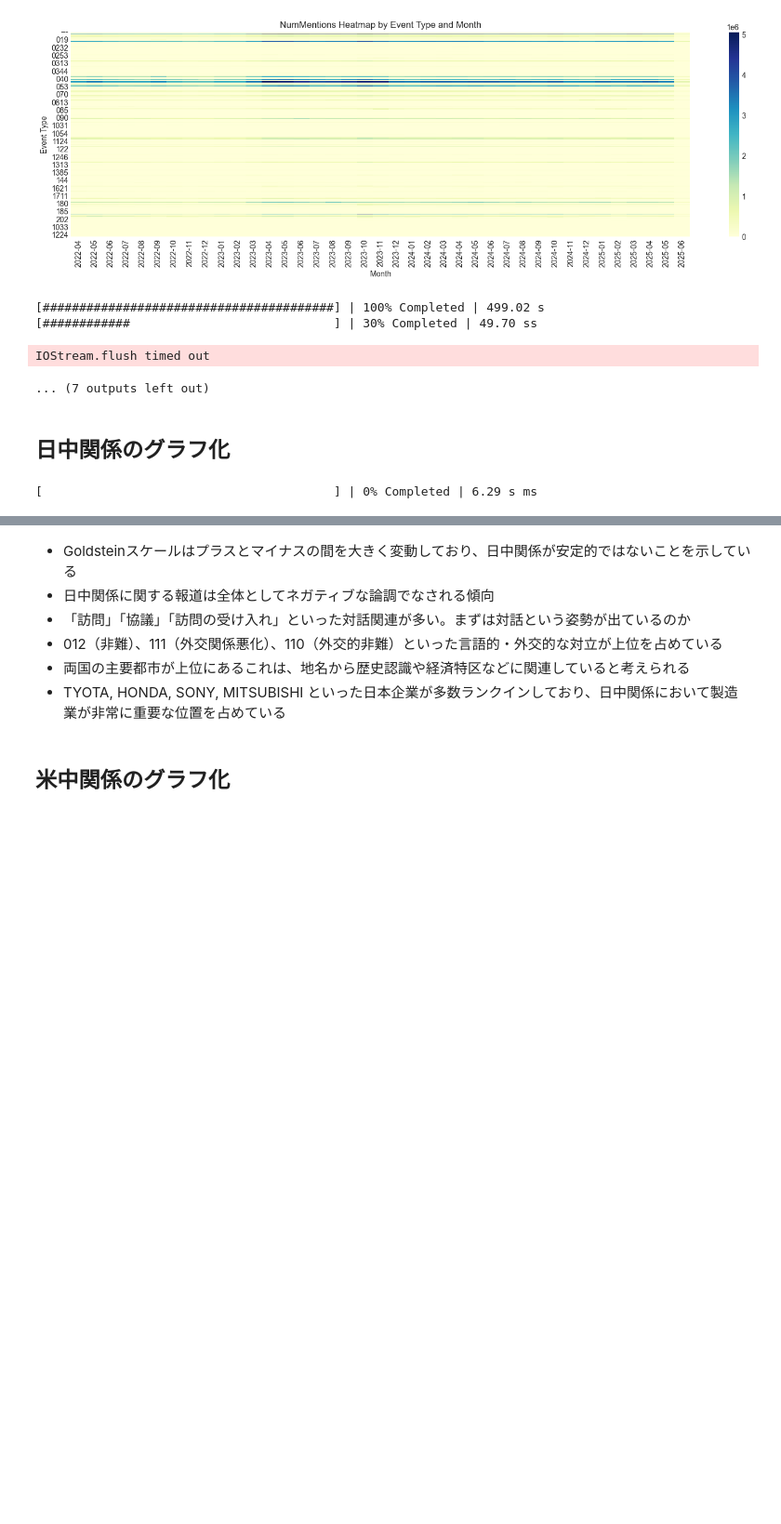
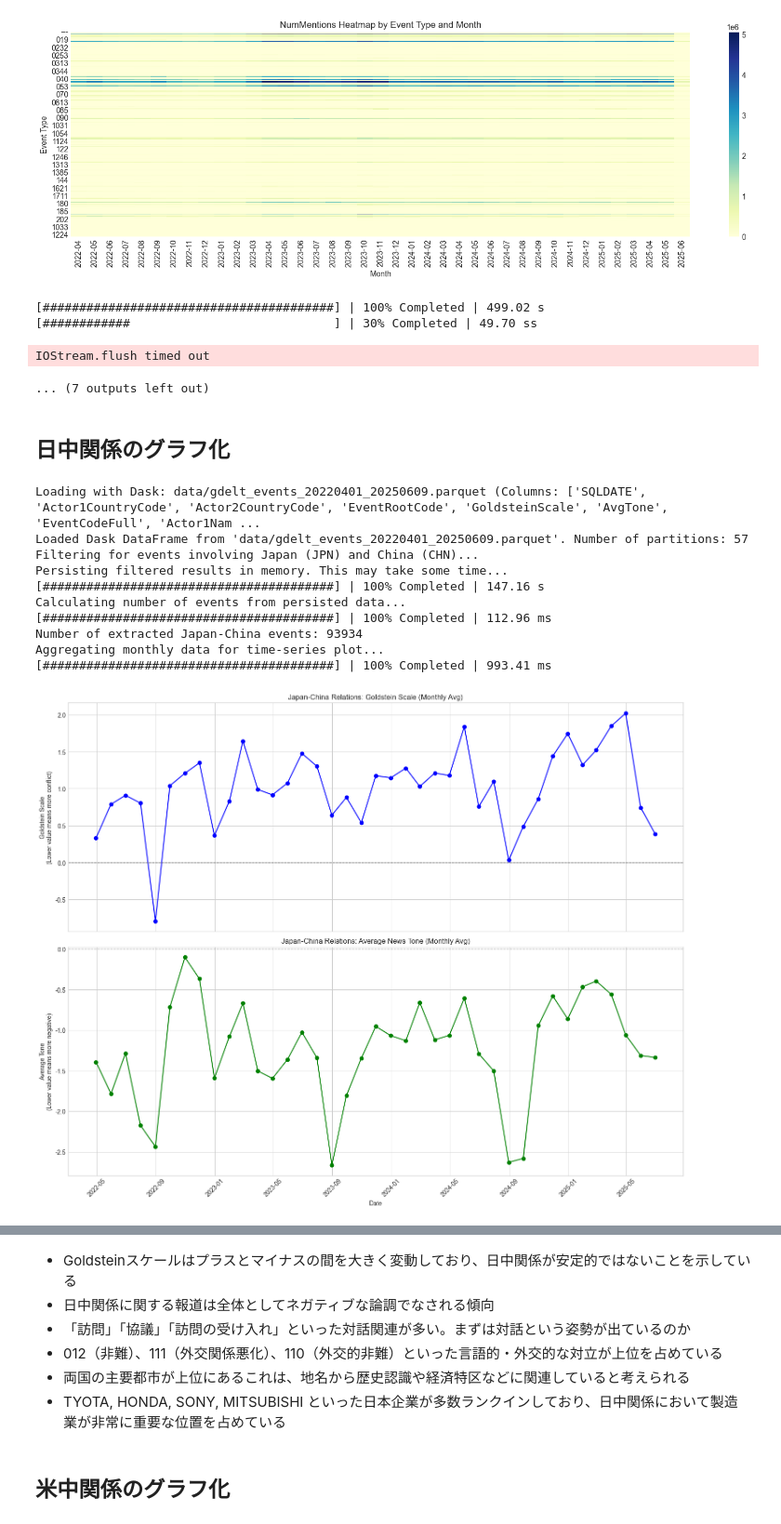
Before and after one commit to str-saito/GDELT_EDA, a Jupyter notebook: GDELT_EDA.ipynb, the cells around one changed output, grey strips where cells are left out. Shown at 93% size. Drawn from its saved outputs; the diff is of its cells as text; code cells hidden in the pictures; blank space fills up the shorter version.

```diff
--- a/GDELT_EDA.ipynb
+++ b/GDELT_EDA.ipynb
@@ -556,6 +556,7 @@ import matplotlib.dates as mdates
 plt.style.use('seaborn-v0_8-whitegrid')
 plt.rcParams['axes.unicode_minus'] = False
 
+# --- CAMEO Code Mapping ---
 CAMEO_ROOT_CODE_MAP = {
     '01': 'Make Public Statement',
     '02': 'Appeal',
@@ -580,32 +581,47 @@ CAMEO_ROOT_CODE_MAP = {
 }
 
 
+# --- Data Loading Function (Dask compatible) ---
 def load_gdelt_data_dask(gdelt_path_str, columns_to_load=None):
+    """Load GDELT Parquet data as a Dask DataFrame"""
     ddf_gdelt = None
     gdelt_path = Path(gdelt_path_str)
 
     if not (gdelt_path.is_dir() or (gdelt_path.is_file() and gdelt_path.suffix.lower() == '.parquet')):
+        print(f"Error: GDELT Parquet path '{gdelt_path}' not found or is not a valid Parquet directory/file.")
         return None
 
     try:
+        print(f"Loading with Dask: {gdelt_path} (Columns: {columns_to_load if columns_to_load else 'All'})")
         ddf_gdelt = dd.read_parquet(
             gdelt_path,
             columns=columns_to_load,
             engine='pyarrow'
         )
+        print(f"Loaded Dask DataFrame from '{gdelt_path}'. Number of partitions: {ddf_gdelt.npartitions}")
+
         if 'SQLDATE' in ddf_gdelt.columns and not pd.api.types.is_datetime64_any_dtype(ddf_gdelt['SQLDATE'].dtype):
             ddf_gdelt['SQLDATE'] = dd.to_datetime(ddf_gdelt['SQLDATE'], errors='coerce')
-    except Exception:
+
+    except Exception as e:
+        print(f"Error: Failed to load Dask DataFrame from '{gdelt_path}': {e}")
         return None
     return ddf_gdelt
 
+# --- Analysis and Visualization Functions ---
 
 def filter_jpn_chn_events(ddf):
+    """Filter events involving Japan and China"""
+    print("Filtering for events involving Japan (JPN) and China (CHN)...")
     jpn_chn_filter = ((ddf['Actor1CountryCode'] == 'JPN') & (ddf['Actor2CountryCode'] == 'CHN')) | \
                      ((ddf['Actor1CountryCode'] == 'CHN') & (ddf['Actor2CountryCode'] == 'JPN'))
+
     return ddf[jpn_chn_filter]
 
 def plot_jpn_chn_timeseries(df_jpn_chn):
+    """Plot time-series graph of Japan-China relations indicators (GoldsteinScale, AvgTone)"""
+    print("Aggregating monthly data for time-series plot...")
+
     if not pd.api.types.is_datetime64_any_dtype(df_jpn_chn['SQLDATE'].dtype):
         df_jpn_chn['SQLDATE'] = dd.to_datetime(df_jpn_chn['SQLDATE'], errors='coerce')
         df_jpn_chn = df_jpn_chn.dropna(subset=['SQLDATE'])
@@ -616,6 +632,7 @@ def plot_jpn_chn_timeseries(df_jpn_chn):
         monthly_avg = df_jpn_chn_ts[['GoldsteinScale', 'AvgTone']].resample('M').mean().compute()
 
     if monthly_avg.empty:
+        print("Data is empty after monthly aggregation.")
         return
 
     fig, (ax1, ax2) = plt.subplots(2, 1, figsize=(15, 12), sharex=True)
@@ -637,15 +654,22 @@ def plot_jpn_chn_timeseries(df_jpn_chn):
     plt.xticks(rotation=45)
     plt.tight_layout()
     plt.show()
+    print("Generated time-series graph of Japan-China relations.")
 
 def plot_jpn_chn_event_types(df_jpn_chn, top_n=20):
+    """Plot event types between Japan and China"""
+    print(f"Aggregating top {top_n} event types...")
+
     with ProgressBar():
         event_counts = df_jpn_chn['EventRootCode'].value_counts().compute().nlargest(top_n)
 
     if event_counts.empty:
+        print("Aggregated event type result is empty.")
         return
 
-    event_counts.index = event_counts.index.map(CAMEO_ROOT_CODE_MAP).fillna(event_counts.index)
+    # Map event codes to names for plotting, keeping original code if not in map
+    mapped_index = event_counts.index.to_series().map(CAMEO_ROOT_CODE_MAP)
+    event_counts.index = mapped_index.where(mapped_index.notna(), event_counts.index)
 
     plt.figure(figsize=(12, 8))
     sns.barplot(x=event_counts.values, y=event_counts.index, orient='h', palette='viridis')
@@ -653,13 +677,18 @@ def plot_jpn_chn_event_types(df_jpn_chn, top_n=20):
     plt.xlabel('Number of Events')
     plt.ylabel('Event Type')
     plt.show()
+    print("Generated bar plot of event types between Japan and China.")
     print("For CAMEO event code details, see https://www.gdeltproject.org/data/lookups/CAMEO.eventcodes.txt")
 
 def analyze_jpn_chn_conflict_peaks(df_jpn_chn, n_events=5):
+    """Extract most conflictual events (lowest GoldsteinScale)"""
+    print(f"Extracting top {n_events} most conflictual events...")
+
     cols_to_show = ['SQLDATE', 'Actor1Name', 'Actor2Name', 'GoldsteinScale', 'AvgTone', 'EventCodeFull', 'EventRootCode', 'SOURCEURL']
     available_cols = [col for col in cols_to_show if col in df_jpn_chn.columns]
 
     if 'GoldsteinScale' not in available_cols:
+        print("Skipping conflict peak analysis because GoldsteinScale column is missing.")
         return
 
     with ProgressBar():
@@ -673,7 +702,7 @@ def analyze_jpn_chn_conflict_peaks(df_jpn_chn, n_events=5):
                 print(f"  Actors: {row['Actor1Name']} and {row['Actor2Name']}")
             print(f"  GoldsteinScale: {row['GoldsteinScale']:.2f}, AvgTone: {row['AvgTone']:.2f}")
             if 'EventRootCode' in row:
-                event_type_str = CAMEO_ROOT_CODE_MAP.get(row['EventRootCode'], 'Unknown')
+                event_type_str = CAMEO_ROOT_CODE_MAP.get(str(row['EventRootCode']), 'Unknown')
                 print(f"  Event Type: {event_type_str} (Code: {row.get('EventCodeFull', 'N/A')})")
             elif 'EventCodeFull' in row:
                  print(f"  Event Code: {row['EventCodeFull']}")
@@ -684,6 +713,9 @@ def analyze_jpn_chn_conflict_peaks(df_jpn_chn, n_events=5):
         print("No data found.")
 
 def plot_jpn_chn_event_breakdown(ddf_jpn_chn, top_n=15):
+    """Plot breakdown of cooperative vs conflictual event types."""
+    print(f"Aggregating breakdown of cooperative vs. conflictual events (Top {top_n})...")
+
     coop_events = ddf_jpn_chn[ddf_jpn_chn['GoldsteinScale'] > 0]
     conf_events = ddf_jpn_chn[ddf_jpn_chn['GoldsteinScale'] < 0]
 
@@ -695,7 +727,8 @@ def plot_jpn_chn_event_breakdown(ddf_jpn_chn, top_n=15):
     fig.suptitle('Breakdown of Cooperative vs. Conflictual Event Types between Japan & China', fontsize=16)
 
     if not coop_counts.empty:
-        coop_counts.index = coop_counts.index.map(CAMEO_ROOT_CODE_MAP).fillna(coop_counts.index)
+        mapped_coop_index = coop_counts.index.to_series().map(CAMEO_ROOT_CODE_MAP)
+        coop_counts.index = mapped_coop_index.where(mapped_coop_index.notna(), coop_counts.index)
         sns.barplot(ax=ax1, x=coop_counts.values, y=coop_counts.index, orient='h', palette='summer')
         ax1.set_title(f'Top {top_n} Cooperative Events')
         ax1.set_xlabel('Number of Events')
@@ -705,7 +738,8 @@ def plot_jpn_chn_event_breakdown(ddf_jpn_chn, top_n=15):
         ax1.set_title(f'Top {top_n} Cooperative Events')
 
     if not conf_counts.empty:
-        conf_counts.index = conf_counts.index.map(CAMEO_ROOT_CODE_MAP).fillna(conf_counts.index)
+        mapped_conf_index = conf_counts.index.to_series().map(CAMEO_ROOT_CODE_MAP)
+        conf_counts.index = mapped_conf_index.where(mapped_conf_index.notna(), conf_counts.index)
         sns.barplot(ax=ax2, x=conf_counts.values, y=conf_counts.index, orient='h', palette='autumn')
         ax2.set_title(f'Top {top_n} Conflictual Events')
         ax2.set_xlabel('Number of Events')
@@ -716,12 +750,17 @@ def plot_jpn_chn_event_breakdown(ddf_jpn_chn, top_n=15):
 
     plt.tight_layout(rect=[0, 0.03, 1, 0.95])
     plt.show()
+    print("Generated breakdown graph of cooperative vs. conflictual events.")
 
 def plot_jpn_chn_event_map(ddf_jpn_chn, sample_size=2000):
+    """Plot a map of event locations between Japan and China."""
+    print("Creating a geographical map of event locations...")
+
     map_cols = ['ActionGeo_Lat', 'ActionGeo_Long', 'GoldsteinScale', 'NumMentions', 'Actor1Name', 'Actor2Name', 'ActionGeo_Fullname']
     available_map_cols = [col for col in map_cols if col in ddf_jpn_chn.columns]
 
     if 'ActionGeo_Lat' not in available_map_cols or 'ActionGeo_Long' not in available_map_cols:
+        print("Cannot generate map because geographical information (ActionGeo_Lat, ActionGeo_Long) is missing.")
         return
 
     significant_events = ddf_jpn_chn[abs(ddf_jpn_chn['GoldsteinScale']) >= 3]
@@ -735,10 +774,12 @@ def plot_jpn_chn_event_map(ddf_jpn_chn, sample_size=2000):
             map_data_pd = pd.DataFrame(columns=available_map_cols)
 
     if map_data_pd.empty:
+        print("No data found to plot on the map.")
         return
 
     map_data_pd.dropna(subset=['ActionGeo_Lat', 'ActionGeo_Long'], inplace=True)
     if map_data_pd.empty:
+        print("No data with valid latitude/longitude found.")
         return
 
     fig = px.scatter_mapbox(
@@ -757,9 +798,13 @@ def plot_jpn_chn_event_map(ddf_jpn_chn, sample_size=2000):
     )
     fig.update_layout(margin={"r":0,"t":40,"l":0,"b":0})
     fig.show()
+    print("Generated event location map.")
 
 def plot_jpn_chn_top_actors(ddf_jpn_chn, top_n=15):
+    """Analyze and plot the top actors involved in JPN-CHN events."""
+    print(f"Aggregating top {top_n} involved actors...")
     if 'Actor1Name' not in ddf_jpn_chn.columns:
+        print("Skipping actor analysis because Actor1Name column is missing.")
         return
 
     generic_names = ['JAPAN', 'CHINA', 'BEIJING', 'TOKYO']
@@ -777,7 +822,10 @@ def plot_jpn_chn_top_actors(ddf_jpn_chn, top_n=15):
     plt.xlabel('Number of Events')
     plt.ylabel('Actor Name')
     plt.show()
+    print("Generated graph of top involved actors.")
 
+
+# --- Main Execution Block ---
 if __name__ == '__main__':
     analysis_start_date = datetime(2022, 4, 1)
     analysis_end_date   = datetime(2025, 6, 9)
@@ -799,31 +847,51 @@ if __name__ == '__main__':
     )
 
     if ddf_gdelt_raw is not None and ddf_gdelt_raw.npartitions > 0:
 
         if not pd.api.types.is_datetime64_any_dtype(ddf_gdelt_raw['SQLDATE'].dtype):
             ddf_gdelt_raw['SQLDATE'] = dd.to_datetime(ddf_gdelt_raw['SQLDATE'], errors='coerce')
 
         ddf_gdelt_period_filtered = ddf_gdelt_raw[
             (ddf_gdelt_raw['SQLDATE'] >= analysis_start_date) &
             (ddf_gdelt_raw['SQLDATE'] <= analysis_end_date)
         ]
 
         ddf_jpn_chn_filtered = filter_jpn_chn_events(ddf_gdelt_period_filtered)
 
+        print("Persisting filtered results in memory. This may take some time...")
         with ProgressBar():
             ddf_jpn_chn_persisted = ddf_jpn_chn_filtered.persist()
 
+        print("Calculating number of events from persisted data...")
         with ProgressBar():
             row_count = len(ddf_jpn_chn_persisted)
 
         if row_count > 0:
             print(f"Number of extracted Japan-China events: {row_count}")
 
             plot_jpn_chn_timeseries(ddf_jpn_chn_persisted)
             plot_jpn_chn_event_types(ddf_jpn_chn_persisted, top_n=20)
             analyze_jpn_chn_conflict_peaks(ddf_jpn_chn_persisted, n_events=5)
             plot_jpn_chn_event_breakdown(ddf_jpn_chn_persisted, top_n=15)
             plot_jpn_chn_event_map(ddf_jpn_chn_persisted, sample_size=2000)
             plot_jpn_chn_top_actors(ddf_jpn_chn_persisted, top_n=15)
+
+        else:
+            print("No events involving Japan and China were found in the specified period.")
+
+    else:
+        print("Skipping analysis because GDELT Dask DataFrame is empty or failed to load.")
+
+    print("\nAnalysis finished.")
 # %% [output]
-[                                        ] | 0% Completed | 6.29 s ms
+Loading with Dask: data/gdelt_events_20220401_20250609.parquet (Columns: ['SQLDATE', 'Actor1CountryCode', 'Actor2CountryCode', 'EventRootCode', 'GoldsteinScale', 'AvgTone', 'EventCodeFull', 'Actor1Nam ...
+Loaded Dask DataFrame from 'data/gdelt_events_20220401_20250609.parquet'. Number of partitions: 57
+Filtering for events involving Japan (JPN) and China (CHN)...
+Persisting filtered results in memory. This may take some time...
+[########################################] | 100% Completed | 147.16 s
+Calculating number of events from persisted data...
+[########################################] | 100% Completed | 112.96 ms
+Number of extracted Japan-China events: 93934
+Aggregating monthly data for time-series plot...
+[########################################] | 100% Completed | 993.41 ms
+[figure, added]
```
Also changed, not shown: parts of 2 cells of this notebook.
